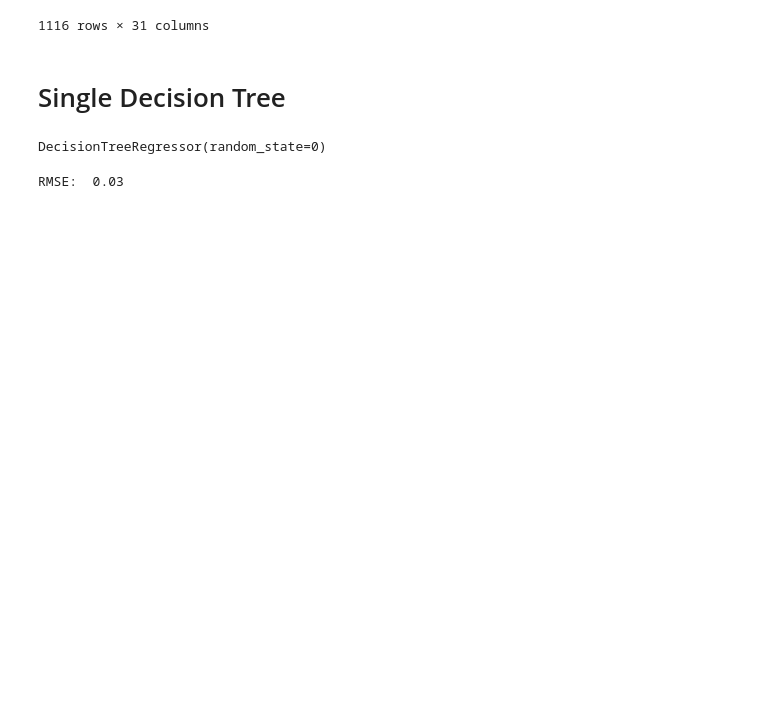
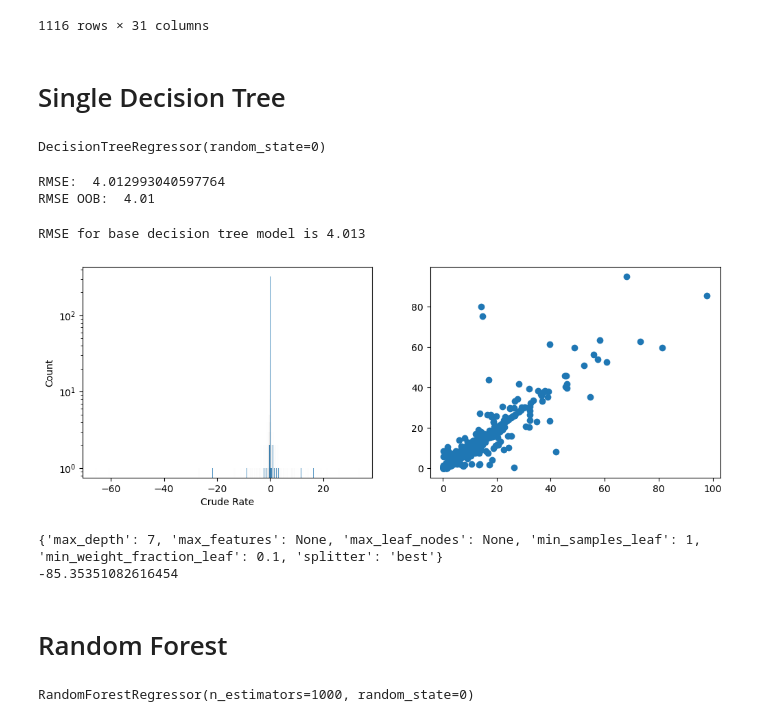
Before and after one commit to jmsarabia/fentanyl_eda, a Jupyter notebook: forest/tree_and_forest_regressions.ipynb, the cells around one changed output. Cells and saved outputs as stored; diff of their text form; code cells hidden in the pictures; blank space fills up the shorter version.

Commit message:
added forest, grid search, timing, evaluation functions

```diff
--- a/forest/tree_and_forest_regressions.ipynb
+++ b/forest/tree_and_forest_regressions.ipynb
@@ -230,23 +238,50 @@ Root mean squared error error: 10.29
 # %% [markdown]
 # Single Decision Tree
 # %%
-model = DecisionTreeRegressor(random_state = 0)
+dec_tree_reg = DecisionTreeRegressor(random_state = seed)
 
 # Fitting the Decision Tree Regression model to the data
-model.fit(x_train, y_train)
+dec_tree_reg.fit(x_train, y_train)
 # %% [output]
 DecisionTreeRegressor(random_state=0)
 # %%
 # Predicting the target values of the test set
-y_pred = model.predict(x_test)
+y_pred = dec_tree_reg.predict(x_test)
 y_pred
 y_test
 # RMSE (Root Mean Square Error)
 # rmse = float(format(np.sqrt(mean_squared_error(y_test, y_pred)), '.3f'))
-rmse = round(np.sqrt(np.mean(y_pred - y_test['Crude Rate']) ** 2), 2)
+
+mse = np.square(np.subtract(y_test['Crude Rate'], y_pred)).mean()
+rmse = math.sqrt(mse)
+# rmse = round(np.sqrt((np.mean(y_test['Crude Rate'] - y_pred) ** 2)/2), 2)
+rmse_oob = round(mean_squared_error(y_test['Crude Rate'], y_pred, squared = False), 2) #testing out-of-box caclulation of mse. squared=False: return RMSE
 print("RMSE: ", rmse)
+print("RMSE OOB: ", rmse_oob)
 # %% [output]
-RMSE:  0.03
+RMSE:  4.012993040597764
+RMSE OOB:  4.01
+# %%
+# visualize prediction vs actual: histplot and scatterplot (to visually inspect how model does)
+# y_actual: array-like of actual predictions
+def evaluate_model(y_pred, y_actual, model_name = 'default_model'):
+    rmse = round(mean_squared_error(y_actual, y_pred, squared = False), 4)
+    print(f"RMSE for {model_name} is {rmse}")
+
+#     plt.figure(figsize=(16,4))
+    # 1 row, 2 col visual
+    fig, axes = plt.subplots(1,2, figsize = (12,4))
+    axes[0].set_yscale('log') # set histplot on log scale to visualize - relatively bell-curved
+#     axes[0].set_xscale('log')
+    sns.histplot(y_actual-y_pred, ax = axes[0])
+    plt.scatter(y_actual,y_pred)
+    plt.show()
+
+
+evaluate_model(y_pred, y_test['Crude Rate'], "base decision tree model")
+# %% [output]
+RMSE for base decision tree model is 4.013
+[figure, added]
 # %%
 # export the decision tree model to a tree_structure.dot file
 # paste the contents of the file to webgraphviz.com
@@ -254,0 +319,16 @@ export_graphviz(model, out_file ='tree_structure.dot',
+# %%
+# best hyperparameters
+print(tuning_dec_tree.best_params_)
+print(tuning_dec_tree.best_score_)
+# %% [output]
+{'max_depth': 7, 'max_features': None, 'max_leaf_nodes': None, 'min_samples_leaf': 1, 'min_weight_fraction_leaf': 0.1, 'splitter': 'best'}
+-85.35351082616454
+# %% [markdown]
+# Random Forest
+# %%
+# random forest with 1000 decision trees
+rf_base = RandomForestRegressor(n_estimators = 1000, random_state = seed) #sklearn's RF
+
+rf_base.fit(x_train, y_train['Crude Rate'])
+# %% [output]
+RandomForestRegressor(n_estimators=1000, random_state=0)
```
Also changed, not shown: parts of 9 cells of this notebook, 2 other files.
